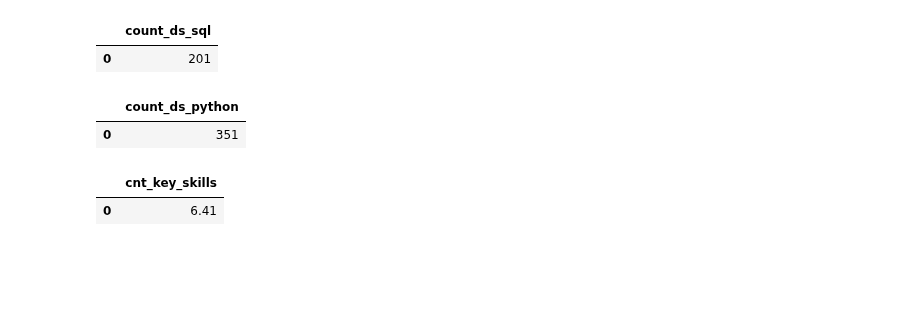
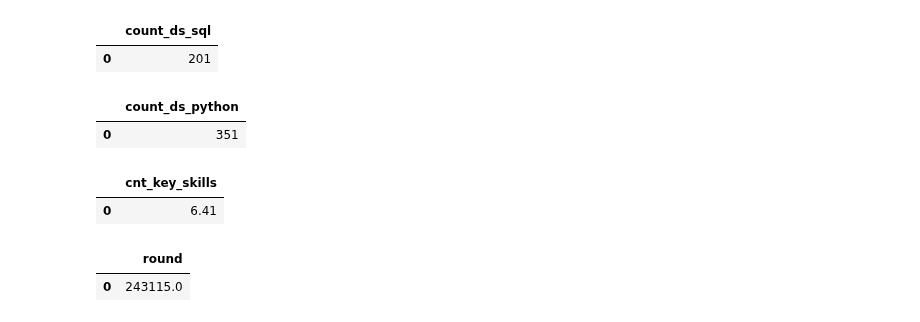
Before and after one commit to rafferti95/st_data_science, a Jupyter notebook: Project 2/pre_project 2.ipynb, the cells around one changed output. Drawn from its saved outputs; the diff is of its cells as text; code cells hidden in the pictures; blank space fills up the shorter version.

```diff
--- a/Project 2/pre_popon.ipynb
+++ b/Project 2/pre_project 2.ipynb
@@ -552,3 +552,30 @@ display(df)
 # %% [output]
 |  | cnt_key_skills |
 | 0 | 6.41 |
+# %%
+query_6_6 = f'''
+        SELECT
+            ROUND(AVG((COALESCE(v.salary_to, v.salary_from) + COALESCE(v.salary_from, v.salary_to)) / 2))
+
+        FROM
+            VACANCIES AS v
+
+        WHERE
+            ((LOWER(v.name) LIKE '%data scientist%' OR
+            LOWER(v.name) LIKE '%data science%' OR
+            LOWER(v.name) LIKE '%исследователь данных%' OR
+            (v.name LIKE '%ML%' AND v.name NOT LIKE '%HTML%') OR
+            LOWER(v.name) LIKE '%machine learning%' OR
+            LOWER(v.name) LIKE '%машинн%обучен%'))
+            AND
+            (v.salary_from IS NOT NULL OR
+            v.salary_to IS NOT NULL)
+            AND
+            (v.experience = 'От 3 до 6 лет')
+'''
+
+df = pd.read_sql_query(query_6_6, connection)
+display(df)
+# %% [output]
+|  | round |
+| 0 | 243115.0 |
```
Also changed, not shown: 1 other file.
